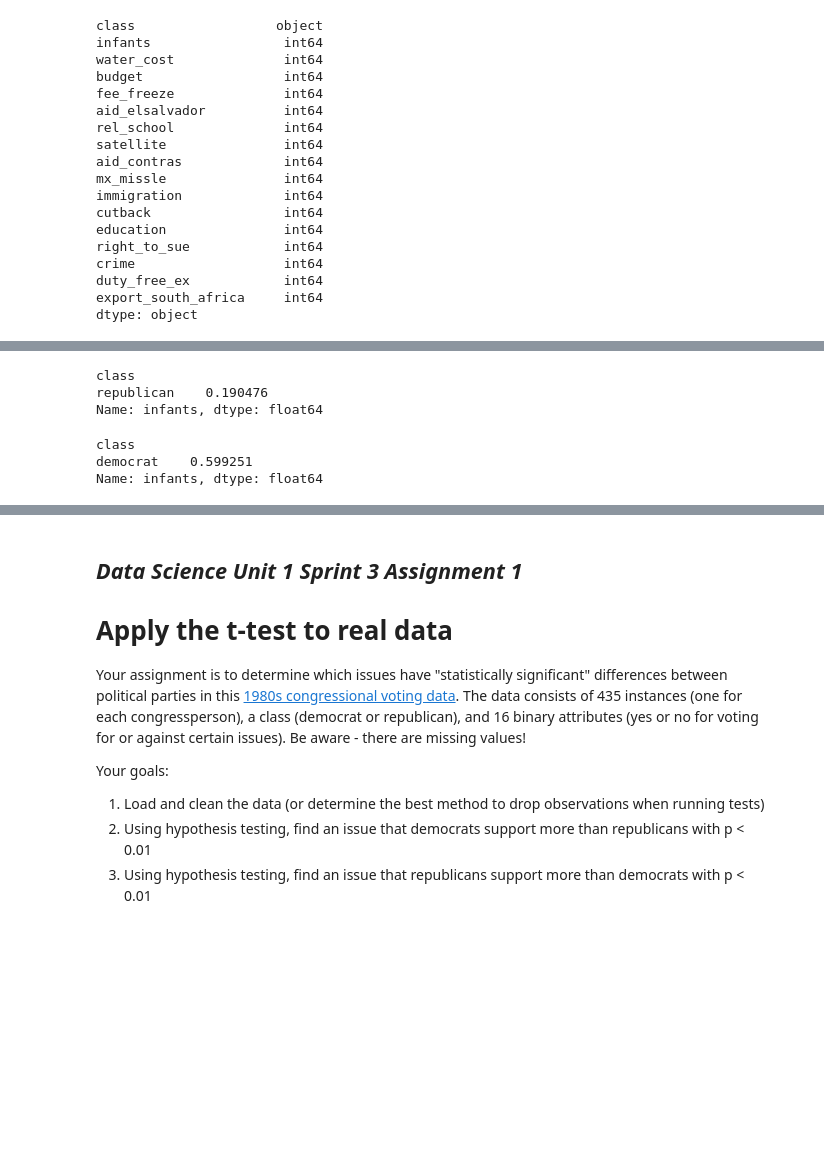
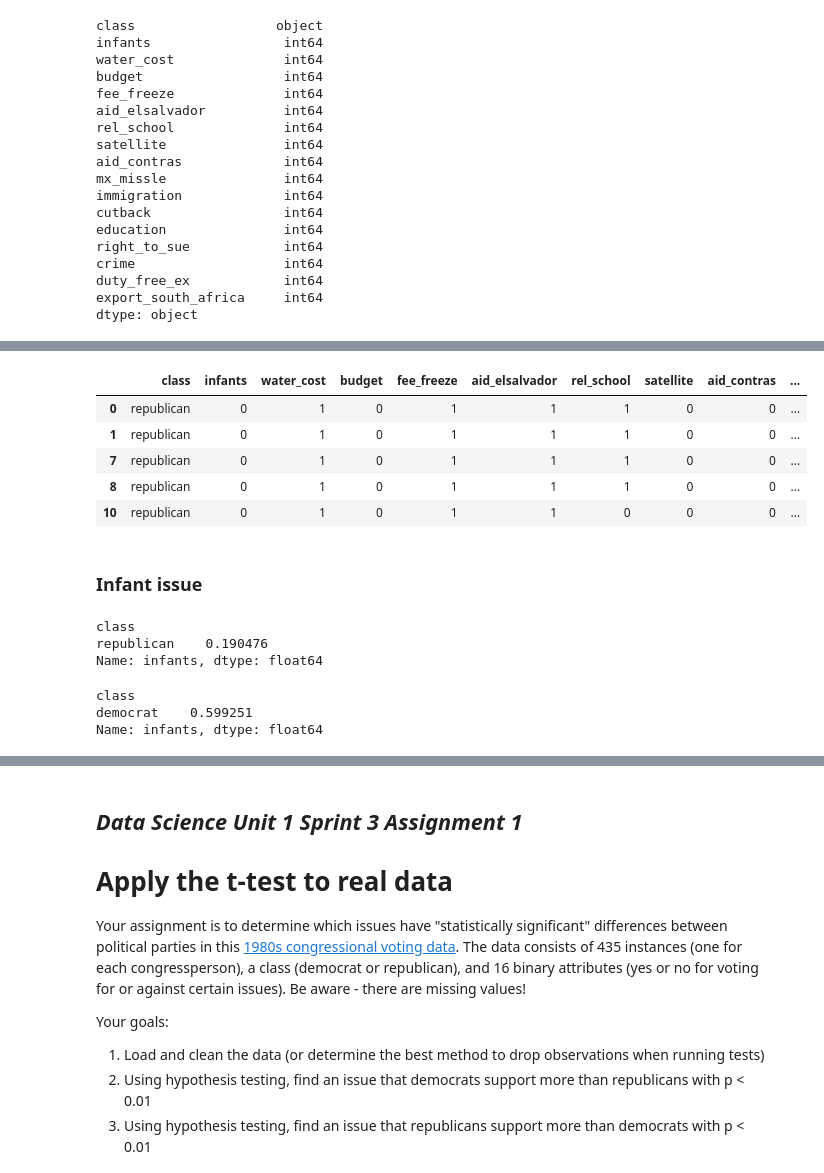
Before and after one commit to cardstud/DS-Unit-1-Sprint-3-Statistical-Tests-and-Experiments, a Jupyter notebook: module1-statistics-probability-and-inference/LS_DS_131_Statistics_Probability_Assignment.ipynb, the cells around one changed output, grey strips where cells are left out. Saved outputs shown, nothing was run; the diff lists cells and outputs as text; code cells hidden in the pictures; blank space fills up the shorter version.

```diff
--- a/module1-statistics-probability-and-inference/LS_DS_131_Statistics_Probability_Assignment.ipynb
+++ b/module1-statistics-probability-and-inference/LS_DS_131_Statistics_Probability_Assignment.ipynb
@@ -309,6 +288,0 @@ rep_infants = df_republican.groupby('class')['infants'].mean()
-# %%
-rep_infants
-# %% [output]
-class
-republican    0.190476
-Name: infants, dtype: float64
@@ -317,6 +288,0 @@ demo_infants = (df_democrat.groupby('class')['infants'].mean())
-# %%
-demo_infants
-# %% [output]
-class
-democrat    0.599251
-Name: infants, dtype: float64
@@ -327,0 +289,11 @@ ttest_ind(rep_infants, demo_infants);
+# %%
+df_republican.head()
+# %% [output]
+|  | class | infants | water_cost | budget | fee_freeze | aid_elsalvador | rel_school | satellite | aid_contras | ... |
+| 0 | republican | 0 | 1 | 0 | 1 | 1 | 1 | 0 | 0 | ... |
+| 1 | republican | 0 | 1 | 0 | 1 | 1 | 1 | 0 | 0 | ... |
+| 7 | republican | 0 | 1 | 0 | 1 | 1 | 1 | 0 | 0 | ... |
+| 8 | republican | 0 | 1 | 0 | 1 | 1 | 1 | 0 | 0 | ... |
+| 10 | republican | 0 | 1 | 0 | 1 | 1 | 0 | 0 | 0 | ... |
+# %% [markdown]
+### Infant issue
@@ -327,0 +306,15 @@ ttest_ind(rep_infants, demo_infants);
+# %%
+# Confirm stats
+rep_infants = df_republican.groupby('class')['infants'].mean()
+rep_infants
+# %% [output]
+class
+republican    0.190476
+Name: infants, dtype: float64
+# %%
+demo_infants = (df_democrat.groupby('class')['infants'].mean())
+demo_infants
+# %% [output]
+class
+democrat    0.599251
+Name: infants, dtype: float64
```
Also changed, not shown: parts of 172 cells of this notebook.
